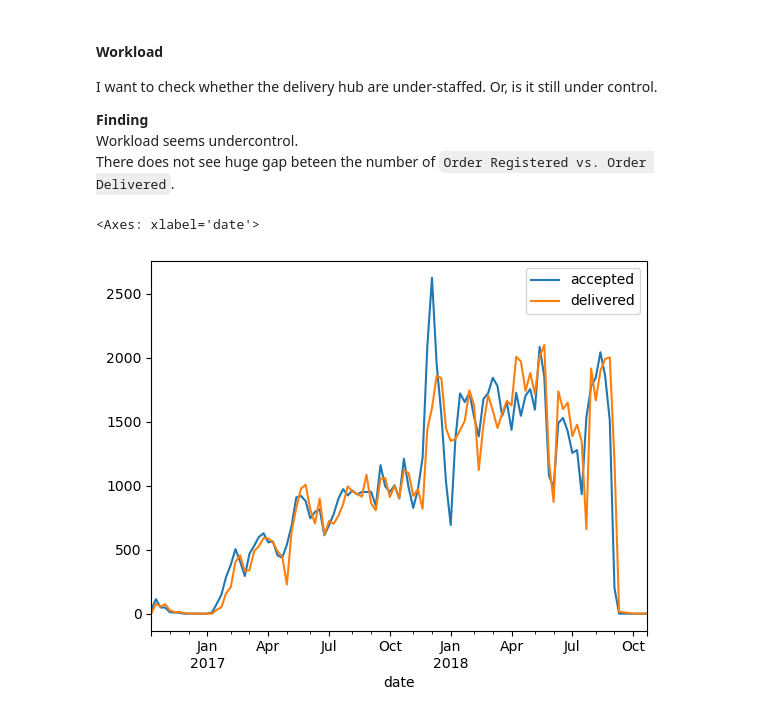
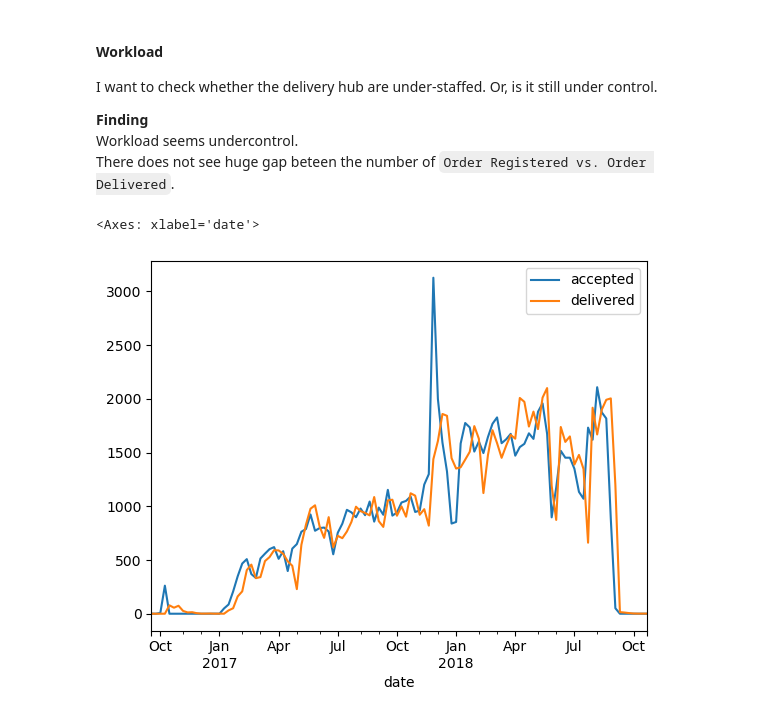
Before and after one commit to yunwe/olist-logistics-efficiency, a Jupyter notebook: notebooks/temporal_analysis.ipynb, the cells around one changed output. Drawn from its saved outputs; the diff is of its cells as text; code cells hidden in the pictures.

```diff
--- a/notebooks/temporal_analysis.ipynb
+++ b/notebooks/temporal_analysis.ipynb
@@ -166,0 +188,33 @@ dtype: float64
+# %%
+df['order_purchase_day_name'] = df['order_purchase_timestamp'].dt.day_name()
+
+# 1. Define the correct order for days of the week for the plot axes
+day_order = ['Monday', 'Tuesday', 'Wednesday', 'Thursday', 'Friday', 'Saturday', 'Sunday']
+
+# 2. Filter for the Top 15 Regions by volume (to keep the heatmap readable)
+top_regions = df['cus_state'].value_counts().nlargest(15).index
+df_filtered = df[df['cus_state'].isin(top_regions)]
+
+# 3. Create a Pivot Table: Rows = Regions, Columns = Day of Week, Values = Mean Delivery Time
+pivot_table = df_filtered.pivot_table(
+    values='total_days',
+    index='cus_state',
+    columns='order_purchase_day_name',
+    aggfunc='mean'
+)
+
+# 4. Reorder columns to follow the calendar week
+pivot_table = pivot_table[day_order]
+
+# 3. Normalize pivot_table for better readablitly
+row_min = pivot_table.min(axis=1)
+normalized_pivot = pivot_table.div(row_min.replace(0, pd.NA), axis=0)
+
+# 5. Plotting the Heatmap
+plt.figure(figsize=(14, 8))
+sns.heatmap(normalized_pivot, annot=True, cmap='Reds', fmt='.1f', linewidths=.5)
+
+plt.title('Average Delivery Days', fontsize=16)
+plt.xlabel('order_purchase_day_name', fontsize=12)
+plt.ylabel('Region', fontsize=12)
+plt.show()
@@ -206,7 +304,7 @@ There does not see huge gap beteen the number of `Order Registered vs. Order Del
 # %%
 # 1. Filter the columns
 wide_df = df[['order_id']].copy()
-wide_df['accepted'] = df['order_delivered_carrier_date'].dt.date
+wide_df['accepted'] = df['order_purchase_timestamp'].dt.date
 wide_df['delivered'] = df["order_delivered_customer_date"].dt.date
 
 # Un-pivot
@@ -223,31 +321,31 @@ counts = (
     .groupby(["date", "date_type"])
     .size()
     .reset_index(name="count")
 )
 
 # Pivot column to plot line chart
 final_df = (
     counts
     .pivot(index="date", columns="date_type", values="count")
     .fillna(0)
     .astype(int)
     .reset_index()
 )
 final_df['date'] = pd.to_datetime(final_df['date'])
 
 # Sum Orders to check data Week by Week
 weekly_trend = (
     final_df
     .groupby(pd.Grouper(key="date", freq="W-MON"))
     .agg(
         accepted=("accepted", "sum"),
         delivered=("delivered", "sum")
     )
     .reset_index()
 )
 
 weekly_trend = weekly_trend.set_index('date')
 weekly_trend.plot()
 # %% [output]
 <Axes: xlabel='date'>
-[figure, old version]
+[figure, new version]
```
Also changed, not shown: parts of 7 cells of this notebook, 1 other file.
